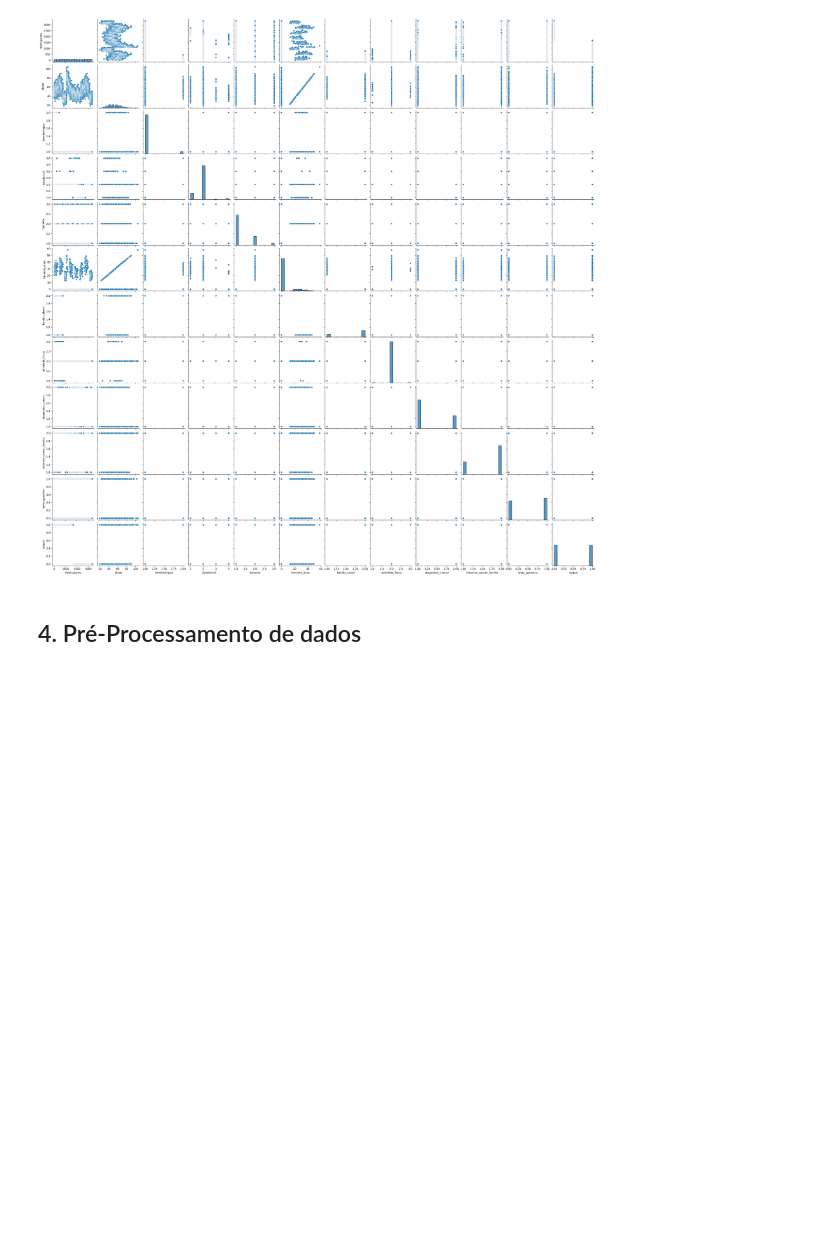
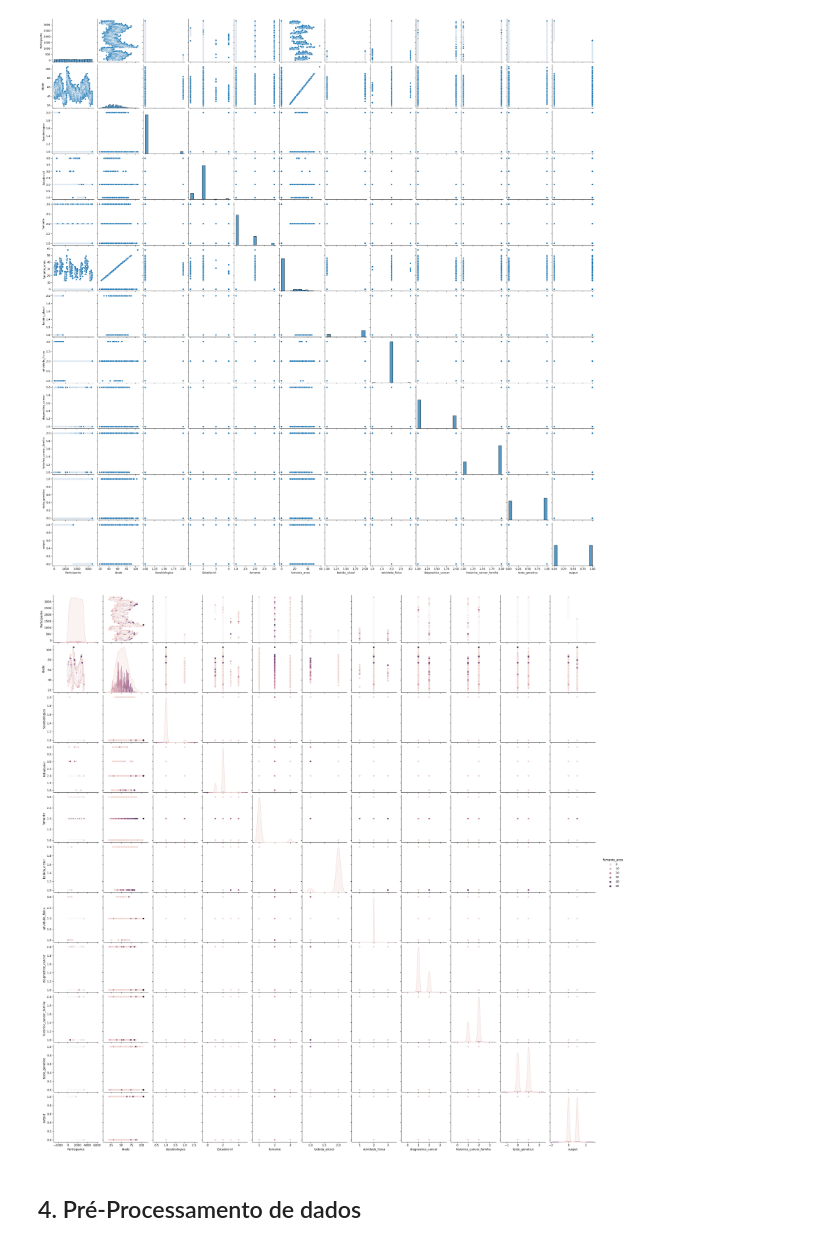
Before and after one commit to JulianaFanni/datascience, a Jupyter notebook: JulianaFanni_MVP.ipynb, the cells around one changed output. Drawn from its saved outputs; the diff is of its cells as text; code cells hidden in the pictures; blank space fills up the shorter version.

```diff
--- a/JulianaFanni_MVP.ipynb
+++ b/JulianaFanni_MVP.ipynb
@@ -379,6 +370,11 @@ sns.pairplot(dataset)
 # %% [output]
 <seaborn.axisgrid.PairGrid at 0x...>
 [figure]
+# %%
+# Scatter Plot com Seaborn - Variação 2
+sns.pairplot(dataset, hue = "fumante_anos" );
+# %% [output]
+[figure, added]
 # %% [markdown]
 ## 4. Pré-Processamento de dados
 # %% [markdown]
```
Also changed, not shown: parts of 26 cells of this notebook.
